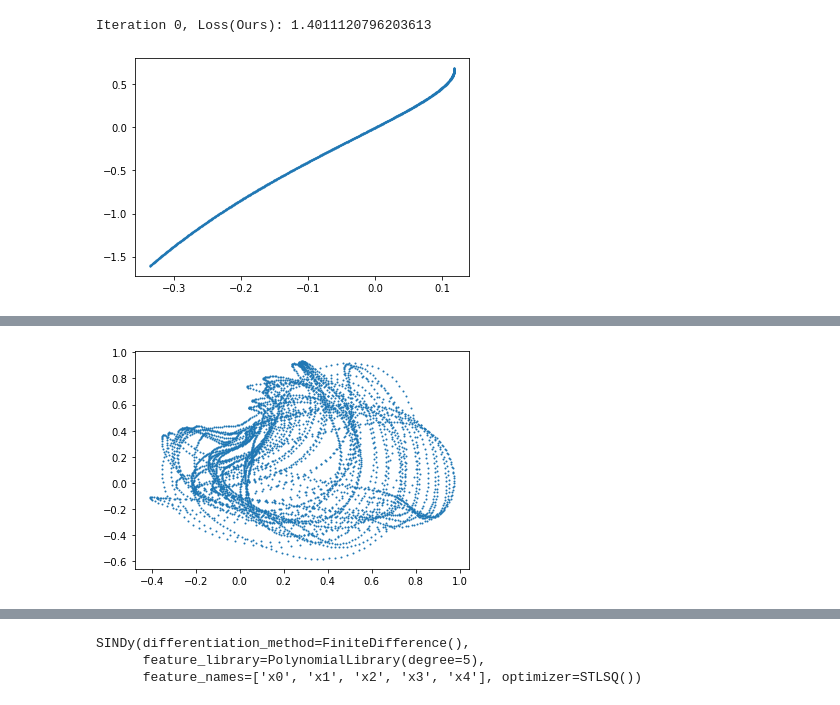
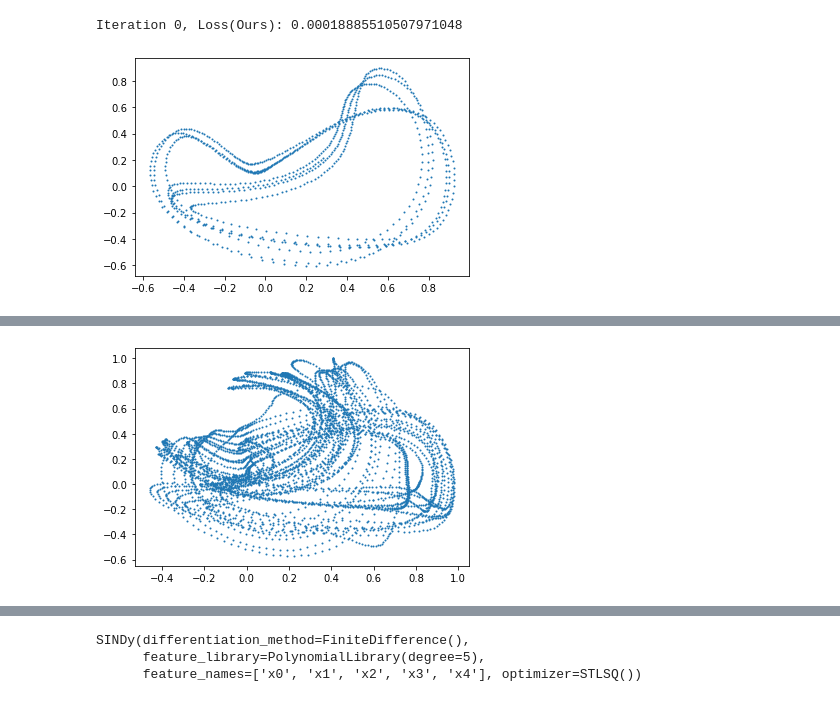
Before and after one commit to Yinonghyn/Parameter-Identification-with-Data-Driven-Cells, a Jupyter notebook: Synthetic Experiments/Comparison with Pointwise and SINDy/L96-Comparison.ipynb, the cells around one changed output, grey strips where cells are left out. Saved outputs shown, nothing was run; the diff lists cells and outputs as text; code cells hidden in the pictures.

```diff
--- a/Synthetic Experiments/Comparison with Pointwise and SINDy/L96-Comparison.ipynb
+++ b/Synthetic Experiments/Comparison with Pointwise and SINDy/L96-Comparison.ipynb
@@ -140,36 +140,36 @@ for i in range(N_iters):
     V_field = net1(net1_randpts)
     net1_randpts = net1_randpts+dt* V_field
     U_net = Ulam(randpts,net1_randpts)
-    L1 = W2Loss.apply(U_net)
+    L1 = ColumnOTLoss.apply(U_net)
     # L1.backward()
     # optimizer1.step()
     # loss1.append(L1.item())  # Directly use .item() for scalar value
 
     # Logging
     with torch.no_grad():
         if i % 500 == 0:
             print(f'Iteration {i}, Loss(Ours): {L1.item()}')
-            if L1.item() < 0.05  * initial_L1:
+            if L1.item() < 0.025  * initial_L1:
                 print(f"Early stopping at iteration {i}, Loss: {L1.item()}")
                 break
     L1.backward()
     optimizer1.step()
     loss1.append(L1.item())  # Directly use .item() for scalar value
 
     if i % 2000 == 0:
         x1 = torch.tensor(randpts[0], dtype=torch.float).reshape(1, 5)
         # x2 = x1
         vals1= []
         for _ in range(int(1e3)):
 
             V_field = net1(x1)
             x1 = x1 + V_field*dt
 
             vals1.append(x1.detach().numpy().flatten())
 
         vals1= np.array(vals1)
         plt.scatter(vals1[:, 0], vals1[:, 1], s=1)
         plt.show()
 # %% [output]
-Iteration 0, Loss(Ours): 1.4011120796203613
+Iteration 0, Loss(Ours): 0.00018885510507971048
-[figure, old version]
+[figure, new version]
@@ -188,7 +188,7 @@ vals1 = np.array(vals1)
 plt.scatter(vals1[:, 0], vals1[:, 1], s=1)
 plt.show()
 # %% [output]
-[figure, old version]
+[figure, new version]
 # %%
 torch.manual_seed(100000)
 net2 = nn.Sequential(
```
Also changed, not shown: parts of 6 cells of this notebook.
